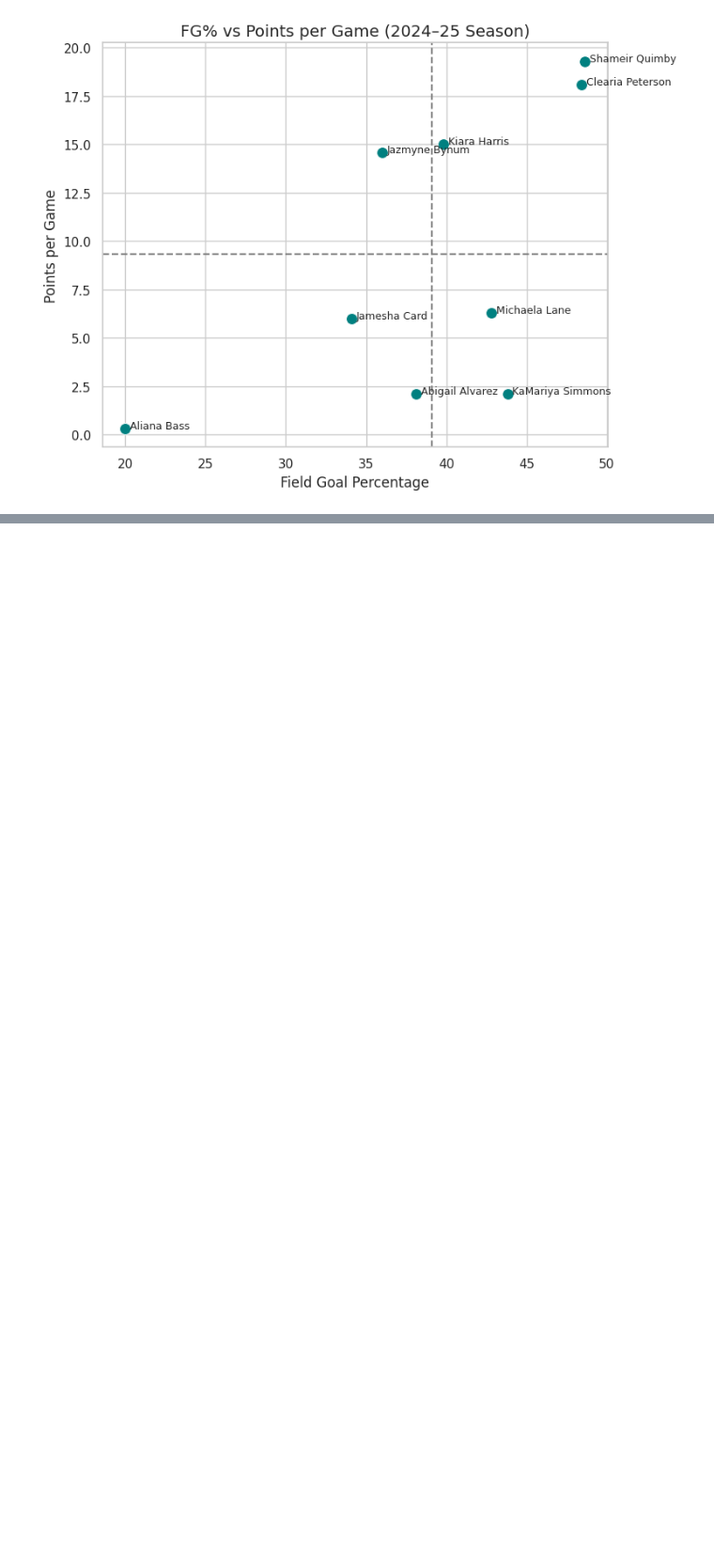
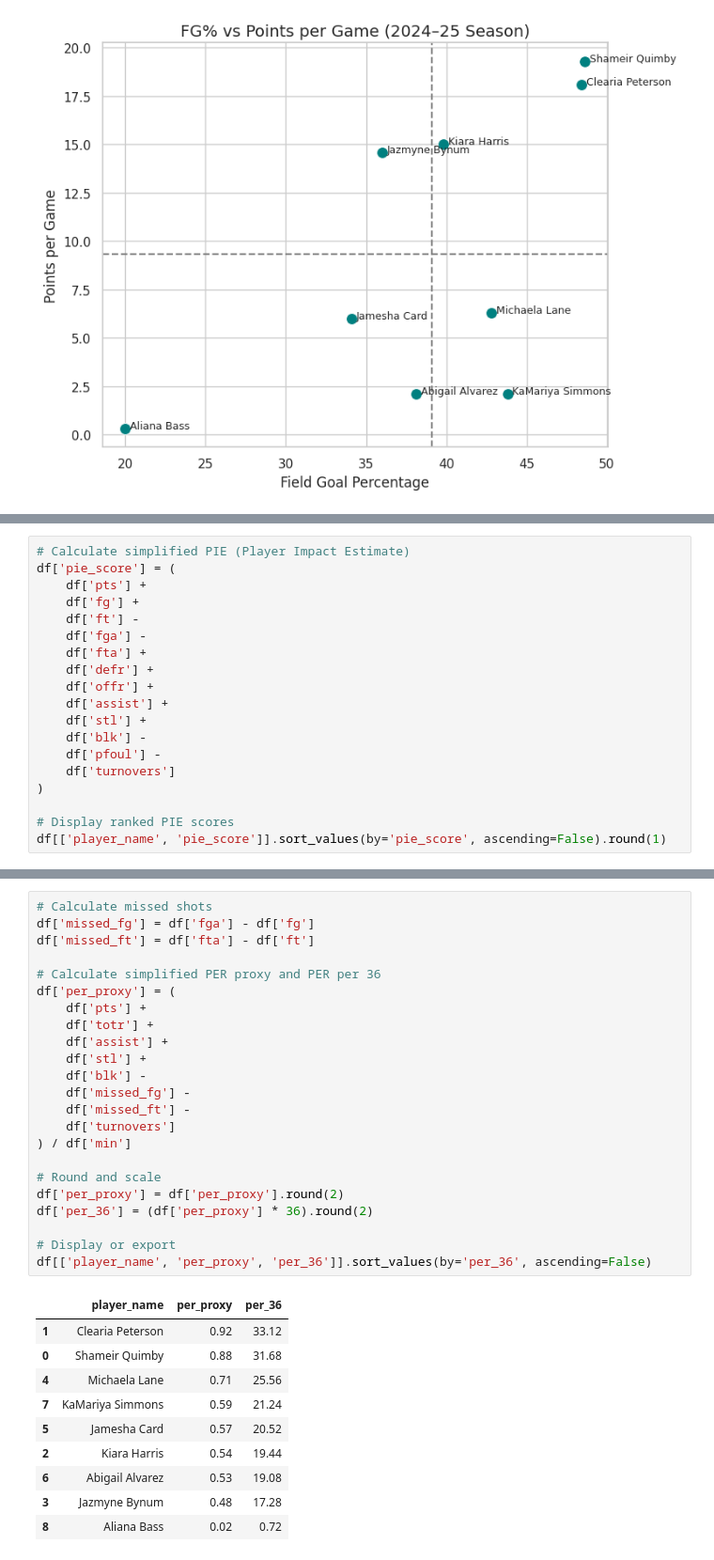
Before and after one commit to MiamiCrypto/Sports-Analytics-, a Jupyter notebook: WBB_2024_25_Season.ipynb, the cells around one changed output, grey strips where cells are left out. Shown at 94% size. Cells and saved outputs as stored; diff of their text form; blank space fills up the shorter version.

```diff
--- a/WBB_2024_25_Season.ipynb
+++ b/WBB_2024_25_Season.ipynb
@@ -1216,0 +1190,19 @@ plt.show()
+# %%
+# Calculate simplified PIE (Player Impact Estimate)
+df['pie_score'] = (
+    df['pts'] +
+    df['fg'] +
+    df['ft'] -
+    df['fga'] -
+    df['fta'] +
+    df['defr'] +
+    df['offr'] +
+    df['assist'] +
+    df['stl'] +
+    df['blk'] -
+    df['pfoul'] -
+    df['turnovers']
+)
+
+# Display ranked PIE scores
+df[['player_name', 'pie_score']].sort_values(by='pie_score', ascending=False).round(1)
@@ -1216,0 +1251,34 @@ plt.show()
+# %%
+# Calculate missed shots
+df['missed_fg'] = df['fga'] - df['fg']
+df['missed_ft'] = df['fta'] - df['ft']
+
+# Calculate simplified PER proxy and PER per 36
+df['per_proxy'] = (
+    df['pts'] +
+    df['totr'] +
+    df['assist'] +
+    df['stl'] +
+    df['blk'] -
+    df['missed_fg'] -
+    df['missed_ft'] -
+    df['turnovers']
+) / df['min']
+
+# Round and scale
+df['per_proxy'] = df['per_proxy'].round(2)
+df['per_36'] = (df['per_proxy'] * 36).round(2)
+
+# Display or export
+df[['player_name', 'per_proxy', 'per_36']].sort_values(by='per_36', ascending=False)
+# %% [output]
+|  | player_name | per_proxy | per_36 |
+| 1 | Clearia Peterson | 0.92 | 33.12 |
+| 0 | Shameir Quimby | 0.88 | 31.68 |
+| 4 | Michaela Lane | 0.71 | 25.56 |
+| 7 | KaMariya Simmons | 0.59 | 21.24 |
+| 5 | Jamesha Card | 0.57 | 20.52 |
+| 2 | Kiara Harris | 0.54 | 19.44 |
+| 6 | Abigail Alvarez | 0.53 | 19.08 |
+| 3 | Jazmyne Bynum | 0.48 | 17.28 |
+| 8 | Aliana Bass | 0.02 | 0.72 |
```
Also changed, not shown: parts of 14 cells of this notebook.
